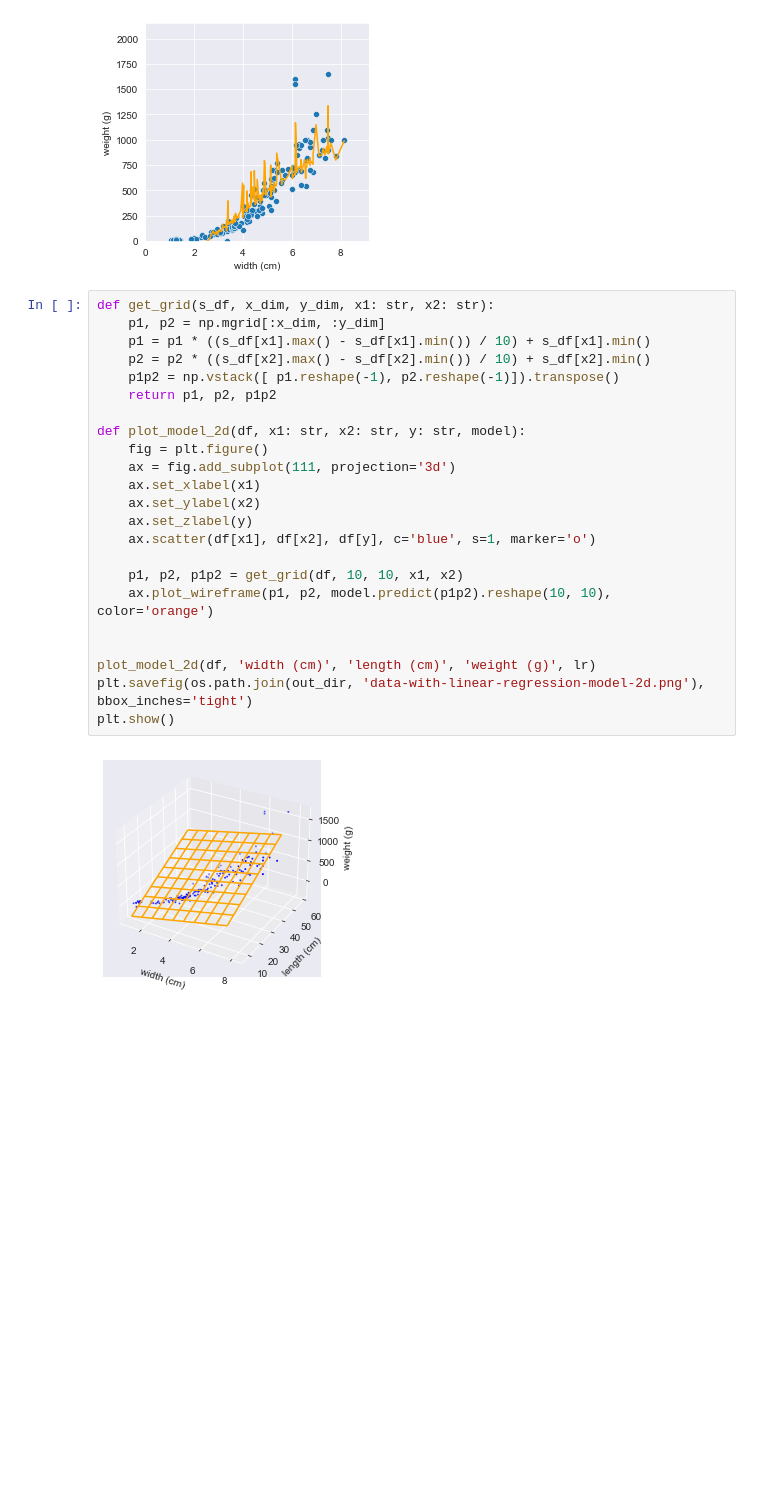
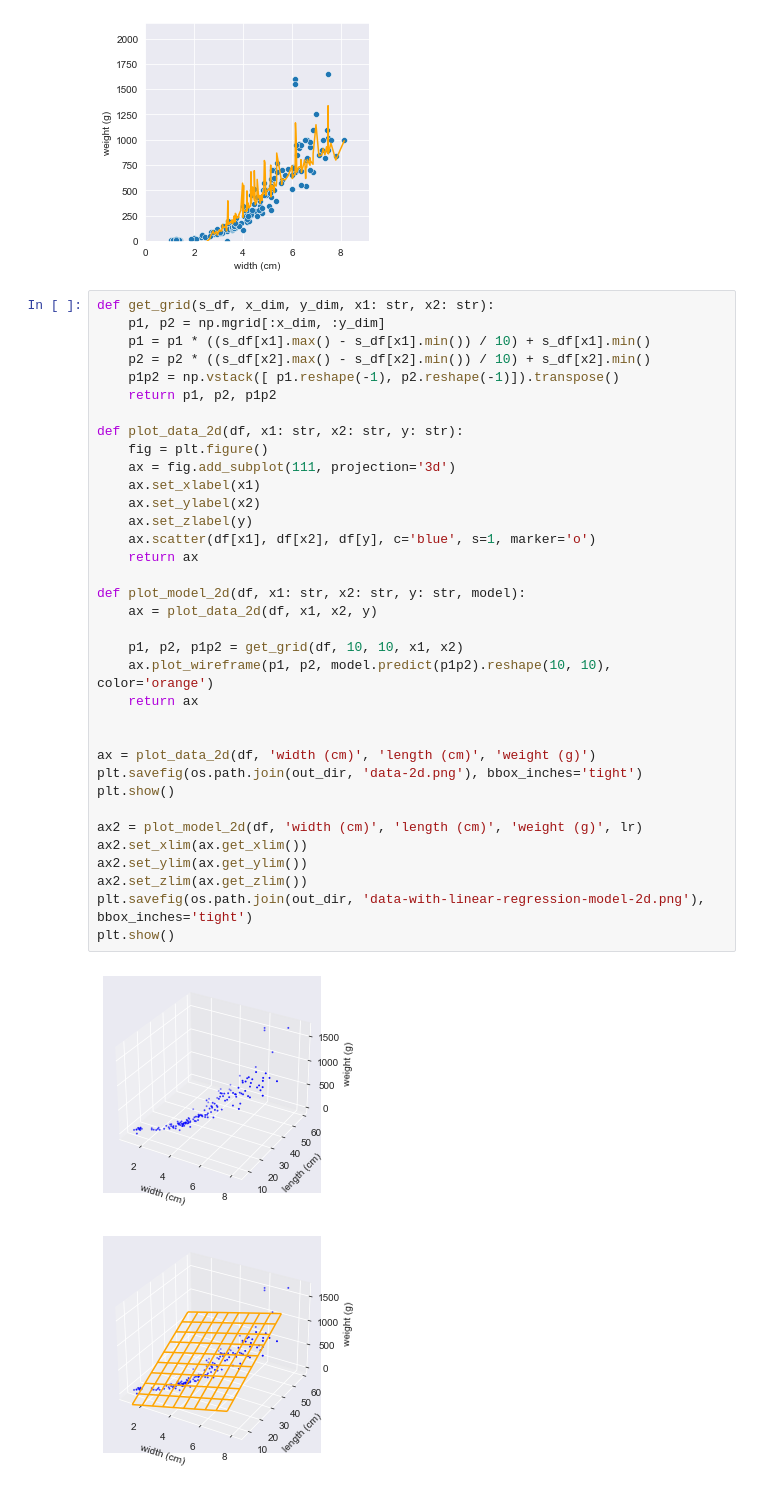
Before and after one commit to benikm91/cas_machine-learning-slides, a Jupyter notebook: code-examples/plots/regression/linear_regression_plots.ipynb, the cells around one changed output. Drawn from its saved outputs; the diff is of its cells as text; blank space fills up the shorter version.

```diff
--- a/code-examples/plots/regression/linear_regression_plots.ipynb
+++ b/code-examples/plots/regression/linear_regression_plots.ipynb
@@ -114,28 +114,41 @@ plt.show()
 # %%
 def get_grid(s_df, x_dim, y_dim, x1: str, x2: str):
     p1, p2 = np.mgrid[:x_dim, :y_dim]
     p1 = p1 * ((s_df[x1].max() - s_df[x1].min()) / 10) + s_df[x1].min()
     p2 = p2 * ((s_df[x2].max() - s_df[x2].min()) / 10) + s_df[x2].min()
     p1p2 = np.vstack([ p1.reshape(-1), p2.reshape(-1)]).transpose()
     return p1, p2, p1p2
 
-def plot_model_2d(df, x1: str, x2: str, y: str, model):
+def plot_data_2d(df, x1: str, x2: str, y: str):
     fig = plt.figure()
     ax = fig.add_subplot(111, projection='3d')
     ax.set_xlabel(x1)
     ax.set_ylabel(x2)
     ax.set_zlabel(y)
     ax.scatter(df[x1], df[x2], df[y], c='blue', s=1, marker='o')
+    return ax
+
+def plot_model_2d(df, x1: str, x2: str, y: str, model):
+    ax = plot_data_2d(df, x1, x2, y)
 
     p1, p2, p1p2 = get_grid(df, 10, 10, x1, x2)
     ax.plot_wireframe(p1, p2, model.predict(p1p2).reshape(10, 10), color='orange')
+    return ax
 
 
-plot_model_2d(df, 'width (cm)', 'length (cm)', 'weight (g)', lr)
+ax = plot_data_2d(df, 'width (cm)', 'length (cm)', 'weight (g)')
+plt.savefig(os.path.join(out_dir, 'data-2d.png'), bbox_inches='tight')
+plt.show()
+
+ax2 = plot_model_2d(df, 'width (cm)', 'length (cm)', 'weight (g)', lr)
+ax2.set_xlim(ax.get_xlim())
+ax2.set_ylim(ax.get_ylim())
+ax2.set_zlim(ax.get_zlim())
 plt.savefig(os.path.join(out_dir, 'data-with-linear-regression-model-2d.png'), bbox_inches='tight')
 plt.show()
 # %% [output]
-[figure, old version]
+[figure, new version]
+[figure, added]
 # %%
 model = Pipeline([
     ('poly', PolynomialFeatures()),
```
Also changed, not shown: parts of 2 cells of this notebook, 16 other files.
